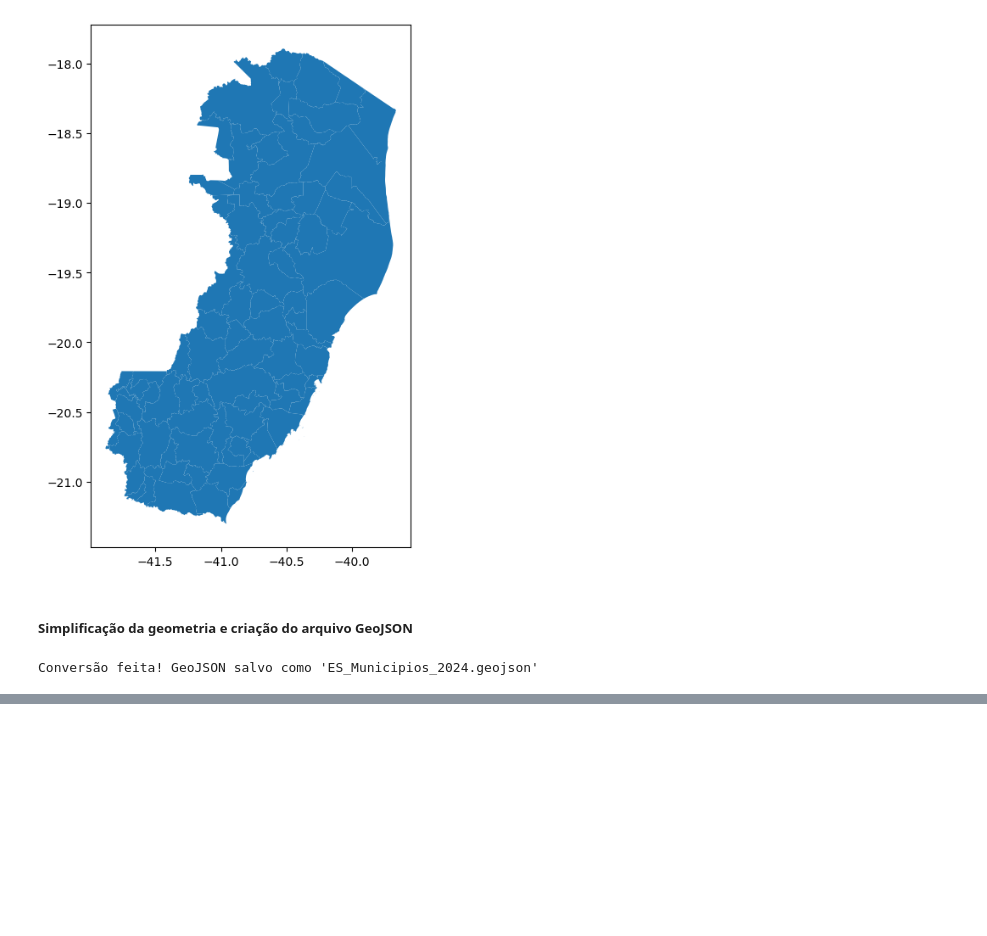
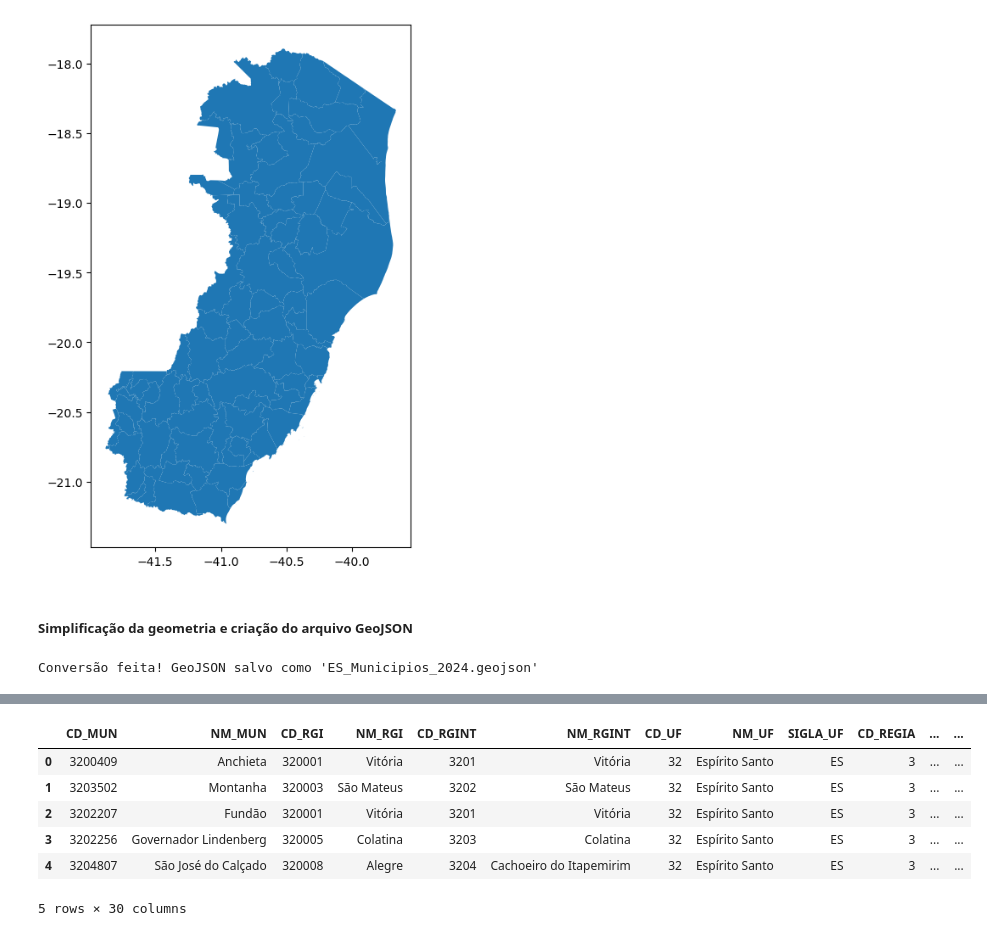
Before and after one commit to fcsardinha/Python-Projects, a Jupyter notebook: Mapas_ES/Mapas_ES.ipynb, the cells around one changed output, grey strips where cells are left out. Drawn from its saved outputs; the diff is of its cells as text; code cells hidden in the pictures; blank space fills up the shorter version.

```diff
--- a/Mapas_ES/Mapas_ES.ipynb
+++ b/Mapas_ES/Mapas_ES.ipynb
@@ -226,0 +241,3 @@ memory usage: 7.4+ KB
+# %%
+# Carregando a planilha do arquivo XLSX com os índices sobre o ES
+df_indices_ES = pd.read_excel('Dados/divisoes_administrativas_ES.xlsx', sheet_name='Indices')
@@ -226,0 +273,3 @@ memory usage: 7.4+ KB
+# %%
+# Removendo as colunas AREA_MUN e NM_MUN para evitar sobreposição nos próximos passos
+df_indices_ES = df_indices_ES.drop(columns=['AREA_MUN', 'NM_MUN'])
@@ -226,0 +288,3 @@ memory usage: 7.4+ KB
+# %%
+# Ler o GeoJSON dos municípios
+gdf_municipios_ES = gpd.read_file('ES_Municipios_2024.geojson')
@@ -226,0 +312,15 @@ memory usage: 7.4+ KB
+# %%
+# Utilizar .merge() para juntar o geodataframe gdf_municipios_ES com os dataframes df_divisoes_ES e df_indices_ES pela Coluna CD_MUN
+gdf_dados_ES = gdf_municipios_ES.merge(df_indices_ES, on='CD_MUN')
+gdf_dados_ES = gdf_dados_ES.merge(df_divisoes_ES, on='CD_MUN')
+# %%
+# Checar o novo gdf gerado
+gdf_dados_ES.head()
+# %% [output]
+|  | CD_MUN | NM_MUN | CD_RGI | NM_RGI | CD_RGINT | NM_RGINT | CD_UF | NM_UF | SIGLA_UF | CD_REGIA | ... | ... |
+| 0 | 3200409 | Anchieta | 320001 | Vitória | 3201 | Vitória | 32 | Espírito Santo | ES | 3 | ... | ... |
+| 1 | 3203502 | Montanha | 320003 | São Mateus | 3202 | São Mateus | 32 | Espírito Santo | ES | 3 | ... | ... |
+| 2 | 3202207 | Fundão | 320001 | Vitória | 3201 | Vitória | 32 | Espírito Santo | ES | 3 | ... | ... |
+| 3 | 3202256 | Governador Lindenberg | 320005 | Colatina | 3203 | Colatina | 32 | Espírito Santo | ES | 3 | ... | ... |
+| 4 | 3204807 | São José do Calçado | 320008 | Alegre | 3204 | Cachoeiro do Itapemirim | 32 | Espírito Santo | ES | 3 | ... | ... |
+5 rows × 30 columns
```
Also changed, not shown: parts of 16 cells of this notebook.
